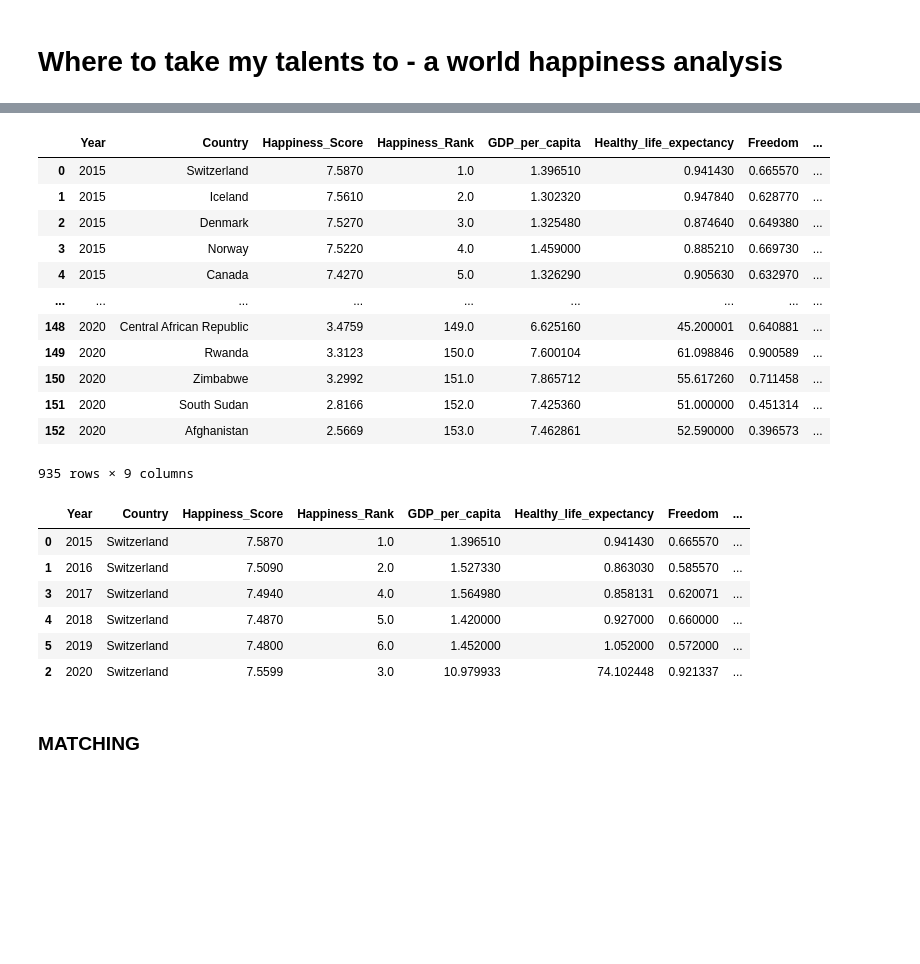
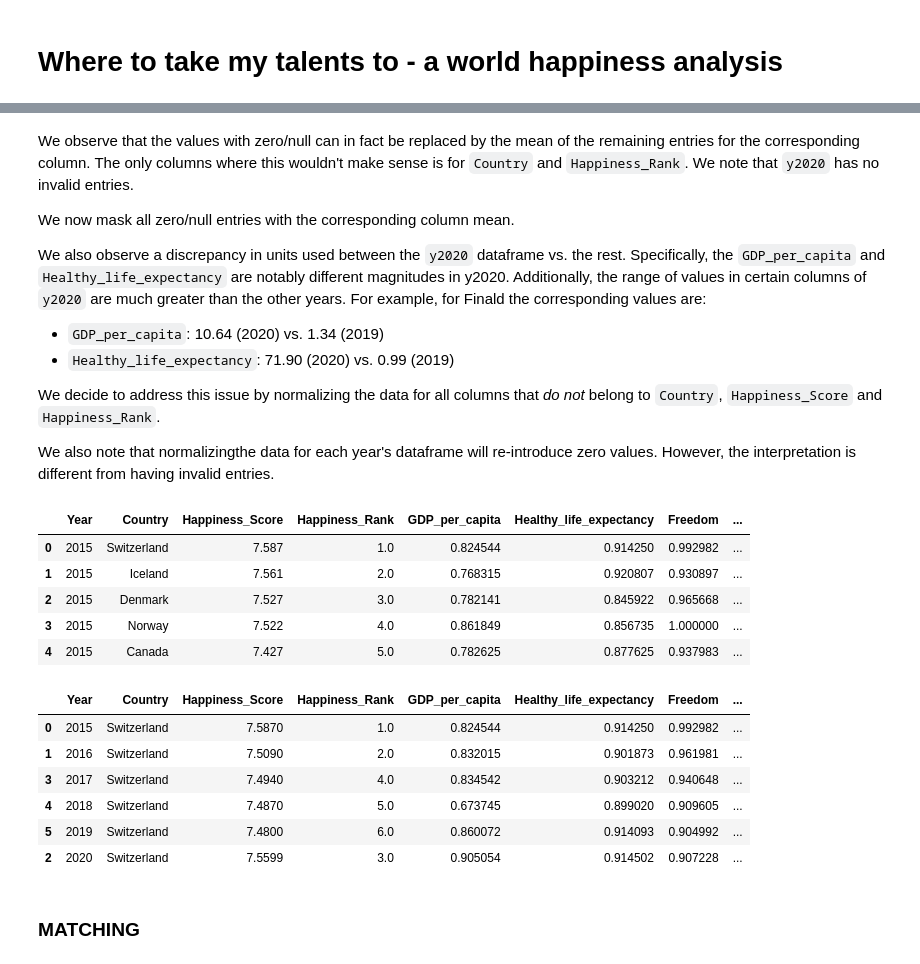
Before and after one commit to epfl-ada/ada-2020-project-milestone-p3-p3_spada, a Jupyter notebook: happiness.ipynb, the cells around one changed output, grey strips where cells are left out. Cells and saved outputs as stored; diff of their text form; code cells hidden in the pictures; blank space fills up the shorter version.

Commit message:
change zero/null to mean values, normalize columns

```diff
--- a/happiness.ipynb
+++ b/happiness.ipynb
@@ -75,30 +223,55 @@ y2020=y2020.loc[:,cols]
+# %% [markdown]
+We observe that the values with zero/null can in fact be replaced by the mean of the remaining entries for the corresponding column. The only columns where this wouldn't make sense is for `Country` and `Happiness_Rank`. We note that `y2020` has no invalid entries.
+
+We now mask all zero/null entries with the corresponding column mean.
+
+We also observe a discrepancy in units used between the `y2020` dataframe vs. the rest. Specifically, the `GDP_per_capita` and `Healthy_life_expectancy` are notably different magnitudes in y2020. Additionally, the range of values in certain columns of `y2020` are much greater than the other years. For example, for Finald the corresponding values are:
+
+* `GDP_per_capita`: 10.64 (2020) vs. 1.34 (2019)
+* `Healthy_life_expectancy`: 71.90 (2020) vs. 0.99 (2019)
+
+We decide to address this issue by normalizing the data for all columns that *do not* belong to `Country`, `Happiness_Score` and `Happiness_Rank`.
+
+We also note that normalizingthe data for each year's dataframe will re-introduce zero values. However, the interpretation is different from having invalid entries.
+# %%
+# replace invalid values with mean
+
+y2015=y2015.mask(y2015==0).fillna(y2015.mean())
+y2016=y2016.mask(y2016==0).fillna(y2016.mean())
+y2017=y2017.mask(y2017==0).fillna(y2017.mean())
+y2018=y2018.mask(y2018==0).fillna(y2018.mean())
+y2019=y2019.mask(y2019==0).fillna(y2019.mean())
+# %%
+# only normalize certain data
+
+cols_to_norm = ['GDP_per_capita','Healthy_life_expectancy','Freedom','Generosity','Perceptions_of_corruption']
+
+y2015[cols_to_norm] = y2015[cols_to_norm].apply(lambda x: (x-x.min())/(x.max()-x.min()))
+y2016[cols_to_norm] = y2016[cols_to_norm].apply(lambda x: (x-x.min())/(x.max()-x.min()))
+y2017[cols_to_norm] = y2017[cols_to_norm].apply(lambda x: (x-x.min())/(x.max()-x.min()))
+y2018[cols_to_norm] = y2018[cols_to_norm].apply(lambda x: (x-x.min())/(x.max()-x.min()))
+y2019[cols_to_norm] = y2019[cols_to_norm].apply(lambda x: (x-x.min())/(x.max()-x.min()))
+y2020[cols_to_norm] = y2020[cols_to_norm].apply(lambda x: (x-x.min())/(x.max()-x.min()))
 # %%
 df = pd.concat([y2015, y2016, y2017, y2018, y2019, y2020], axis=0)
-df
+df.head()
 # %% [output]
 |  | Year | Country | Happiness_Score | Happiness_Rank | GDP_per_capita | Healthy_life_expectancy | Freedom | ... |
-| 0 | 2015 | Switzerland | 7.5870 | 1.0 | 1.396510 | 0.941430 | 0.665570 | ... |
-| 1 | 2015 | Iceland | 7.5610 | 2.0 | 1.302320 | 0.947840 | 0.628770 | ... |
-| 2 | 2015 | Denmark | 7.5270 | 3.0 | 1.325480 | 0.874640 | 0.649380 | ... |
-| 3 | 2015 | Norway | 7.5220 | 4.0 | 1.459000 | 0.885210 | 0.669730 | ... |
-| 4 | 2015 | Canada | 7.4270 | 5.0 | 1.326290 | 0.905630 | 0.632970 | ... |
-| ... | ... | ... | ... | ... | ... | ... | ... | ... |
-| 148 | 2020 | Central African Republic | 3.4759 | 149.0 | 6.625160 | 45.200001 | 0.640881 | ... |
-| 149 | 2020 | Rwanda | 3.3123 | 150.0 | 7.600104 | 61.098846 | 0.900589 | ... |
-| 150 | 2020 | Zimbabwe | 3.2992 | 151.0 | 7.865712 | 55.617260 | 0.711458 | ... |
-| 151 | 2020 | South Sudan | 2.8166 | 152.0 | 7.425360 | 51.000000 | 0.451314 | ... |
-| 152 | 2020 | Afghanistan | 2.5669 | 153.0 | 7.462861 | 52.590000 | 0.396573 | ... |
+| 0 | 2015 | Switzerland | 7.587 | 1.0 | 0.824544 | 0.914250 | 0.992982 | ... |
+| 1 | 2015 | Iceland | 7.561 | 2.0 | 0.768315 | 0.920807 | 0.930897 | ... |
+| 2 | 2015 | Denmark | 7.527 | 3.0 | 0.782141 | 0.845922 | 0.965668 | ... |
+| 3 | 2015 | Norway | 7.522 | 4.0 | 0.861849 | 0.856735 | 1.000000 | ... |
+| 4 | 2015 | Canada | 7.427 | 5.0 | 0.782625 | 0.877625 | 0.937983 | ... |
-935 rows × 9 columns
 # %%
 df.loc[df['Country']=="Switzerland"]
 # %% [output]
 |  | Year | Country | Happiness_Score | Happiness_Rank | GDP_per_capita | Healthy_life_expectancy | Freedom | ... |
-| 0 | 2015 | Switzerland | 7.5870 | 1.0 | 1.396510 | 0.941430 | 0.665570 | ... |
-| 1 | 2016 | Switzerland | 7.5090 | 2.0 | 1.527330 | 0.863030 | 0.585570 | ... |
-| 3 | 2017 | Switzerland | 7.4940 | 4.0 | 1.564980 | 0.858131 | 0.620071 | ... |
-| 4 | 2018 | Switzerland | 7.4870 | 5.0 | 1.420000 | 0.927000 | 0.660000 | ... |
-| 5 | 2019 | Switzerland | 7.4800 | 6.0 | 1.452000 | 1.052000 | 0.572000 | ... |
-| 2 | 2020 | Switzerland | 7.5599 | 3.0 | 10.979933 | 74.102448 | 0.921337 | ... |
+| 0 | 2015 | Switzerland | 7.5870 | 1.0 | 0.824544 | 0.914250 | 0.992982 | ... |
+| 1 | 2016 | Switzerland | 7.5090 | 2.0 | 0.832015 | 0.901873 | 0.961981 | ... |
+| 3 | 2017 | Switzerland | 7.4940 | 4.0 | 0.834542 | 0.903212 | 0.940648 | ... |
+| 4 | 2018 | Switzerland | 7.4870 | 5.0 | 0.673745 | 0.899020 | 0.909605 | ... |
+| 5 | 2019 | Switzerland | 7.4800 | 6.0 | 0.860072 | 0.914093 | 0.904992 | ... |
+| 2 | 2020 | Switzerland | 7.5599 | 3.0 | 0.905054 | 0.914502 | 0.907228 | ... |
 # %% [markdown]
 ### MATCHING
 # %% [markdown]
```
Also changed, not shown: parts of 8 cells of this notebook.
